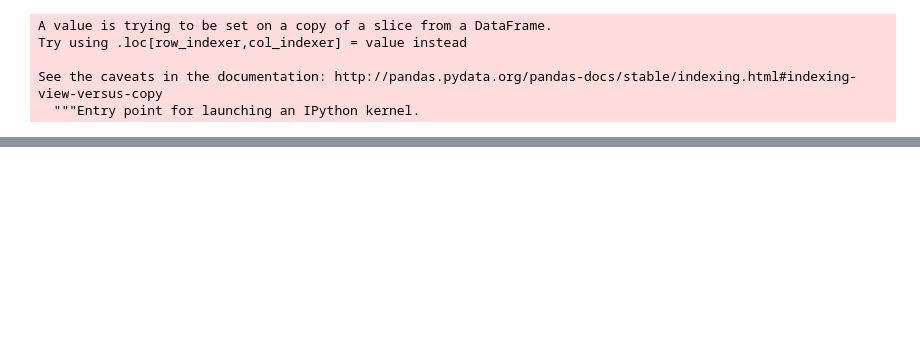
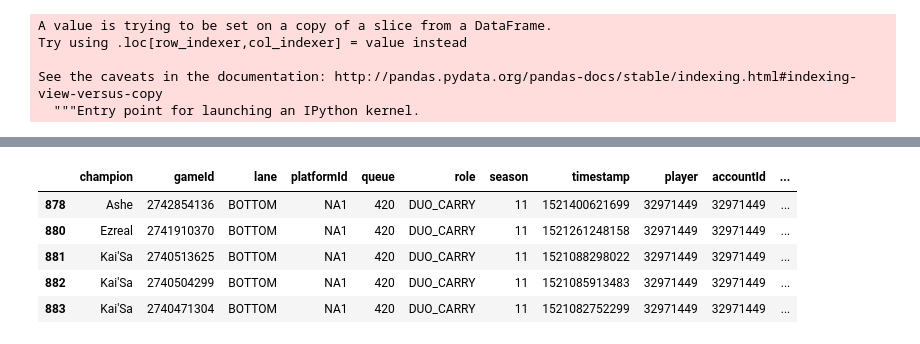
Before and after one commit to taeng999/lcs_stats, a Jupyter notebook: Riot API Calling.ipynb, the cells around one changed output, grey strips where cells are left out. Saved outputs shown, nothing was run; the diff lists cells and outputs as text; code cells hidden in the pictures; blank space fills up the shorter version.

```diff
--- a/Riot API Calling.ipynb
+++ b/Riot API Calling.ipynb
@@ -330,0 +325,9 @@ doubleLift
+# %%
+doubleLift.head()
+# %% [output]
+|  | champion | gameId | lane | platformId | queue | role | season | timestamp | player | accountId | ... |
+| 878 | Ashe | 2742854136 | BOTTOM | NA1 | 420 | DUO_CARRY | 11 | 1521400621699 | 32971449 | 32971449 | ... |
+| 880 | Ezreal | 2741910370 | BOTTOM | NA1 | 420 | DUO_CARRY | 11 | 1521261248158 | 32971449 | 32971449 | ... |
+| 881 | Kai'Sa | 2740513625 | BOTTOM | NA1 | 420 | DUO_CARRY | 11 | 1521088298022 | 32971449 | 32971449 | ... |
+| 882 | Kai'Sa | 2740504299 | BOTTOM | NA1 | 420 | DUO_CARRY | 11 | 1521085913483 | 32971449 | 32971449 | ... |
+| 883 | Kai'Sa | 2740471304 | BOTTOM | NA1 | 420 | DUO_CARRY | 11 | 1521082752299 | 32971449 | 32971449 | ... |
```
Also changed, not shown: parts of 50 cells of this notebook.
